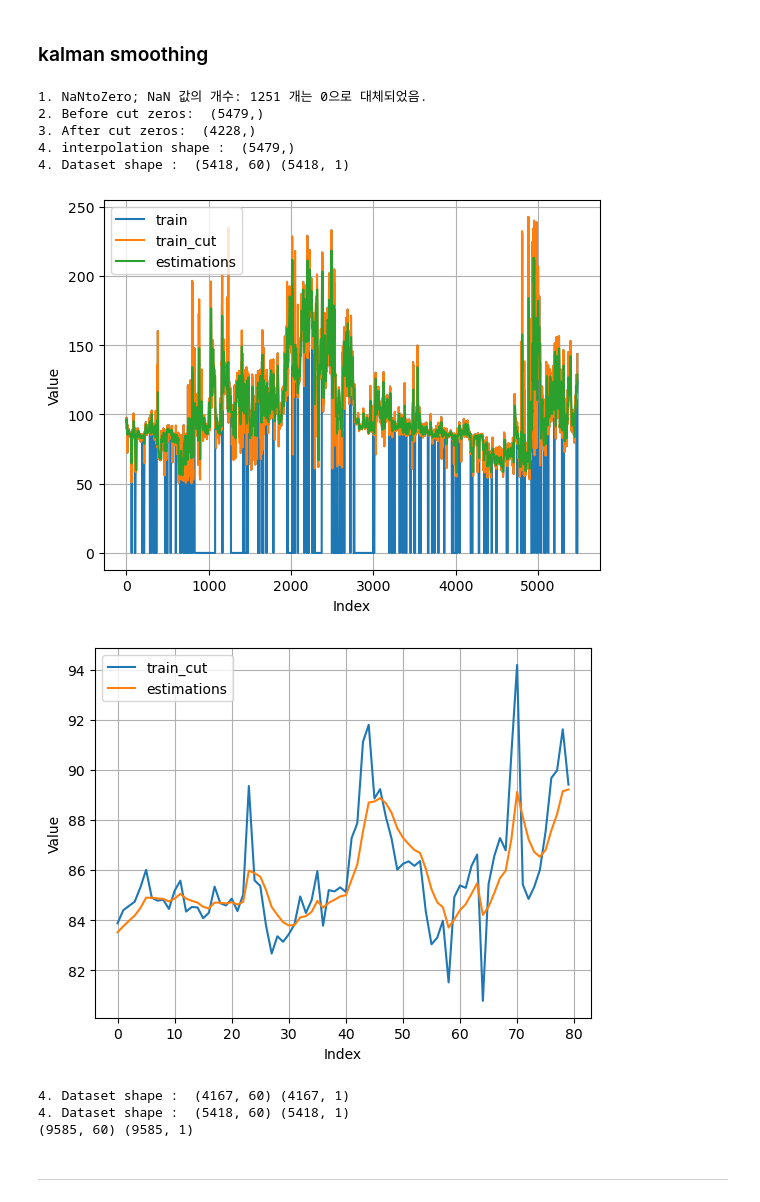
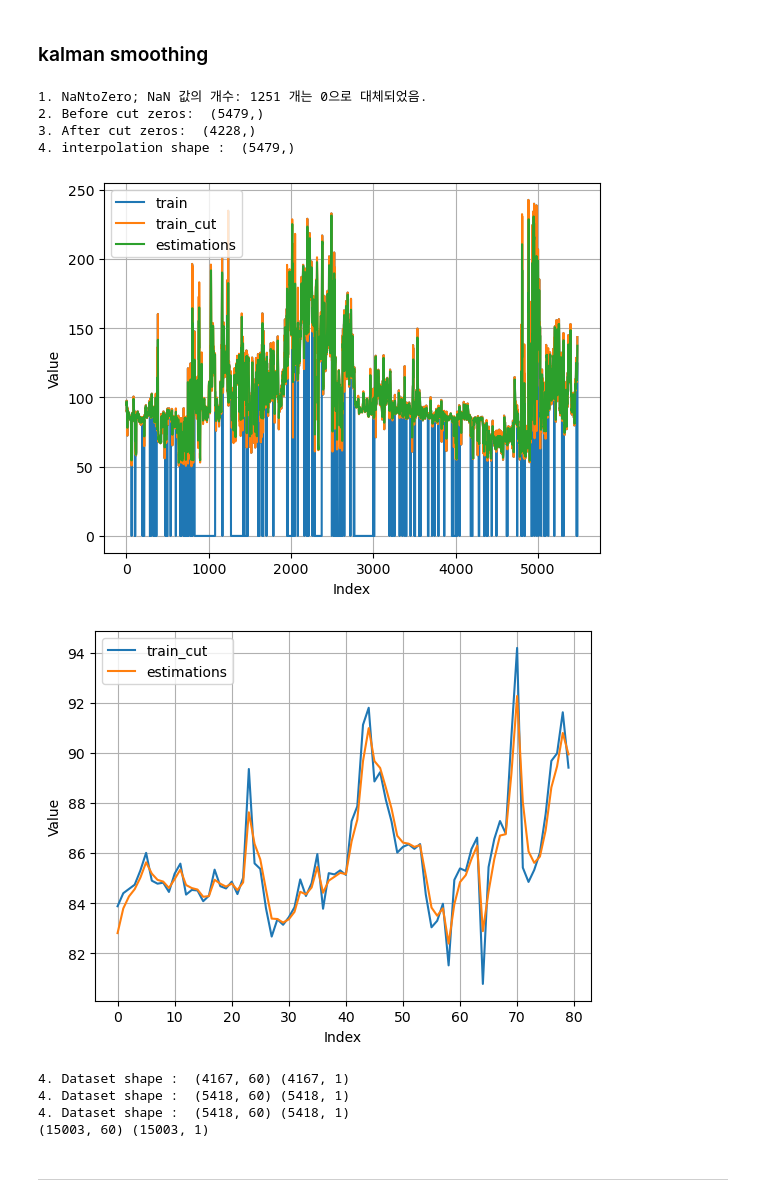
Before and after one commit to jiho264/solarAI, a Jupyter notebook: add_linearinterpolation_and_kalman_backup.ipynb, the cells around one changed output. Saved outputs shown, nothing was run; the diff lists cells and outputs as text; code cells hidden in the pictures.

```diff
--- a/add_linearinterpolation_and_kalman_backup.ipynb
+++ b/add_linearinterpolation_and_kalman_backup.ipynb
@@ -124,7 +124,7 @@ def apply_kalman_smoothing(_input):
     initial_estimate = observations[0]
     initial_error = 1.0
     # 시스템 모델의 프로세스 노이즈 및 측정 노이즈 설정
-    process_noise = 0.01
+    process_noise = 0.1
     measurement_noise = 0.1
 
     # 칼만 스무딩 수행
@@ -143,45 +143,48 @@ kalman_estimations = apply_kalman_smoothing(train_interpolated)
 # without kalman
 #train_x, train_y = make_dataset_windowsshift(train_cut)
 # with kalman
-train_x, train_y = make_dataset_windowsshift(kalman_estimations)
+
 
 
 plt.figure()
 plt.plot(train, label='train')
 plt.plot(train_interpolated, label='train_cut')
 plt.plot(kalman_estimations, label='estimations')
 plt.xlabel('Index')
 plt.ylabel('Value')
 plt.legend()
 plt.grid(True)
 plt.show()
 
 plt.figure()
 plt.plot(train_interpolated[3720:3800], label='train_cut')
 #plt.plot(train, label='train')
 plt.plot(kalman_estimations[3720:3800], label='estimations')
 plt.xlabel('Index')
 plt.ylabel('Value')
 plt.legend()
 plt.grid(True)
 plt.show()
 
 train_x1, train_y1 = make_dataset_windowsshift(train_cut)
 train_x2, train_y2 = make_dataset_windowsshift(train_interpolated)
+train_x3, train_y3 = make_dataset_windowsshift(kalman_estimations)
 train_x = np.concatenate((train_x1, train_x2), axis=0)
 train_y = np.concatenate((train_y1, train_y2), axis=0)
+train_x = np.concatenate((train_x, train_x3), axis=0)
+train_y = np.concatenate((train_y, train_y3), axis=0)
 print(train_x.shape, train_y.shape)
 # %% [output]
 1. NaNtoZero; NaN 값의 개수: 1251 개는 0으로 대체되었음.
 2. Before cut zeros:  (5479,)
 3. After cut zeros:  (4228,)
 4. interpolation shape :  (5479,)
-4. Dataset shape :  (5418, 60) (5418, 1)
-[figure, old version]
+[figure, new version]
-[figure, old version]
+[figure, new version]
 4. Dataset shape :  (4167, 60) (4167, 1)
 4. Dataset shape :  (5418, 60) (5418, 1)
-(9585, 60) (9585, 1)
+4. Dataset shape :  (5418, 60) (5418, 1)
+(15003, 60) (15003, 1)
 # %% [markdown]
 ---
 # %% [markdown]
```
Also changed, not shown: parts of 6 cells of this notebook, 3 other files.
